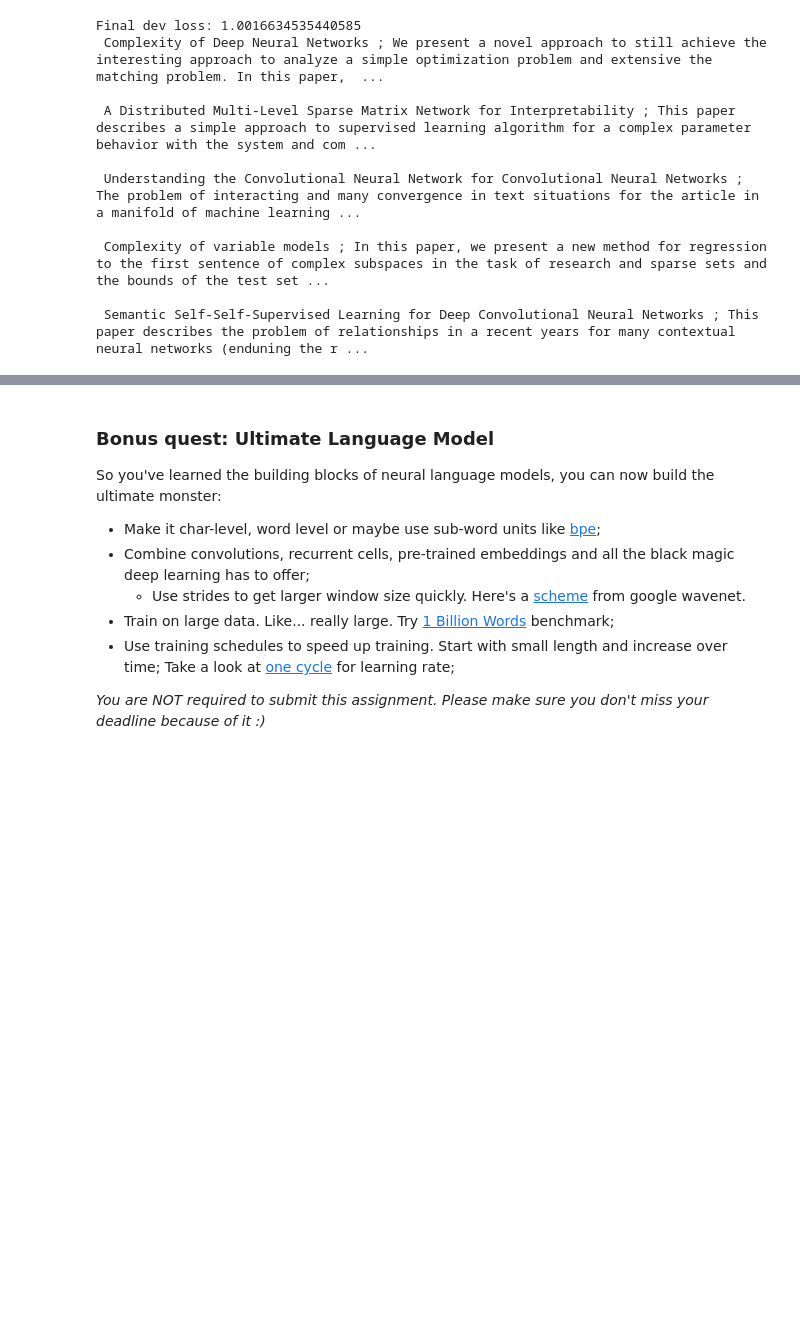
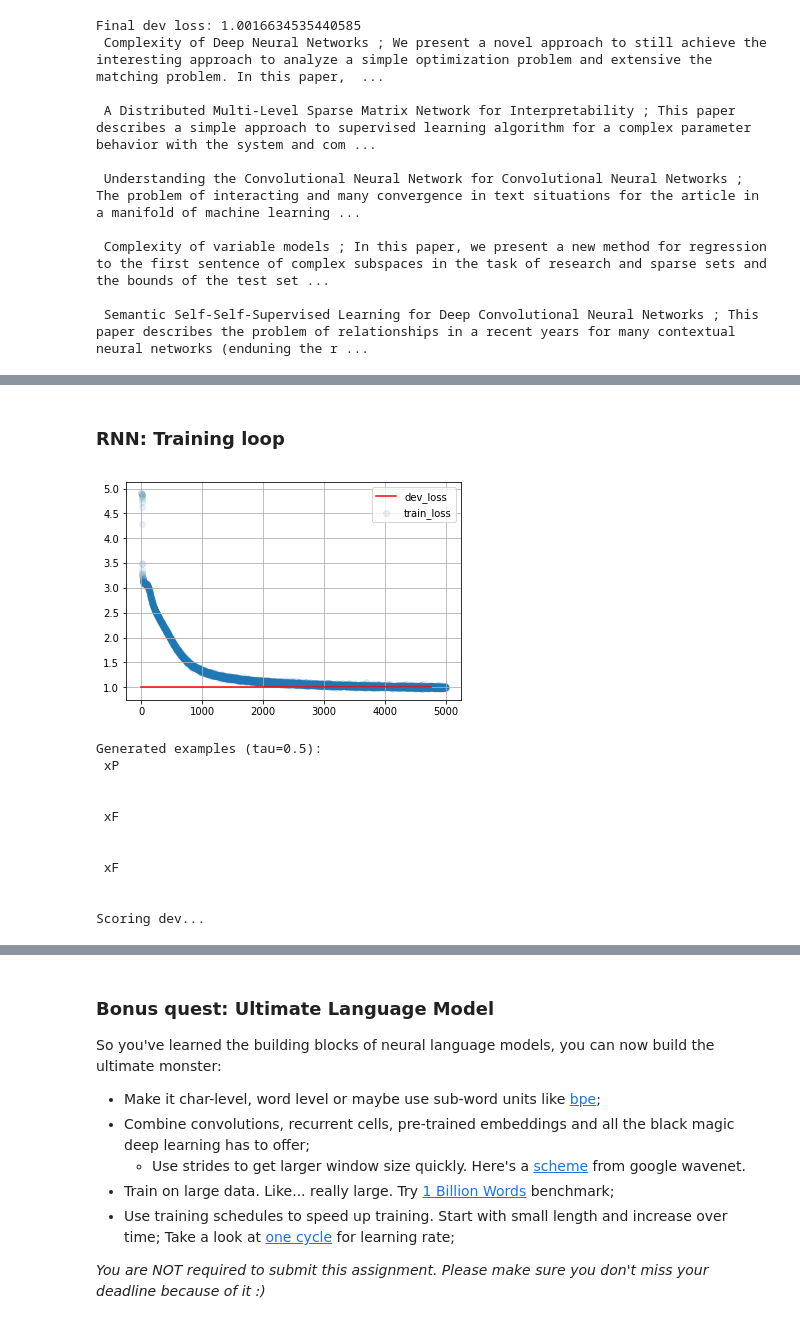
Before and after one commit to makci97/nlp_course, a Jupyter notebook: week03_lm/homework.ipynb, the cells around one changed output, grey strips where cells are left out. Cells and saved outputs as stored; diff of their text form; code cells hidden in the pictures; blank space fills up the shorter version.

Commit message:
Try label smoothing

```diff
--- a/week03_lm/homework.ipynb
+++ b/week03_lm/homework.ipynb
@@ -645,0 +649,2 @@ for i in range(10):
+# %%
+rnn_lm_smooth = RNNLanguageModel()
@@ -645,0 +677,55 @@ for i in range(10):
+# %% [markdown]
+### RNN: Training loop
+# %%
+uninitialized_vars = []
+for var in tf.all_variables():
+    try:
+        sess.run(var)
+    except tf.errors.FailedPreconditionError:
+        uninitialized_vars.append(var)
+
+sess.run(tf.initialize_variables(uninitialized_vars))
+# %%
+# sess.run(tf.global_variables_initializer())
+batch_size = 128
+score_dev_every = 250
+train_history_smooth, dev_history_smooth = [], []
+
+dev_history_smooth.append((0, score_lines(dev_lines, batch_size)))
+# %%
+from IPython.display import clear_output
+from random import sample
+from tqdm import trange
+
+for i in trange(len(train_history_smooth), 5000):
+    batch = to_matrix(sample(train_lines, batch_size), max_len=max_len)
+    loss_i, _ = sess.run([loss_smooth, train_step_smooth], {input_ix_smooth: batch})
+    train_history_smooth.append((i, loss_i))
+
+    if (i + 1) % 50 == 0:
+        clear_output(True)
+        plt.scatter(*zip(*train_history_smooth), alpha=0.1, label='train_loss')
+        if len(dev_history_smooth):
+            plt.plot(*zip(*dev_history_smooth), color='red', label='dev_loss')
+        plt.legend(); plt.grid(); plt.show()
+        print("Generated examples (tau=0.5):")
+        for j in range(3):
+            print(generate(rnn_lm_smooth, temperature=0.5), '\n')
+
+    if (i + 1) % score_dev_every == 0:
+        print("Scoring dev...")
+        dev_history_smooth.append((i, score_lines(dev_lines, batch_size)))
+        print('#%i Dev loss: %.3f' % dev_history_smooth[-1])
+# %% [output]
+[figure, added]
+Generated examples (tau=0.5):
+ xP
+
+
+ xF
+
+
+ xF
+
+
+Scoring dev...
```
Also changed, not shown: parts of 9 cells of this notebook.
